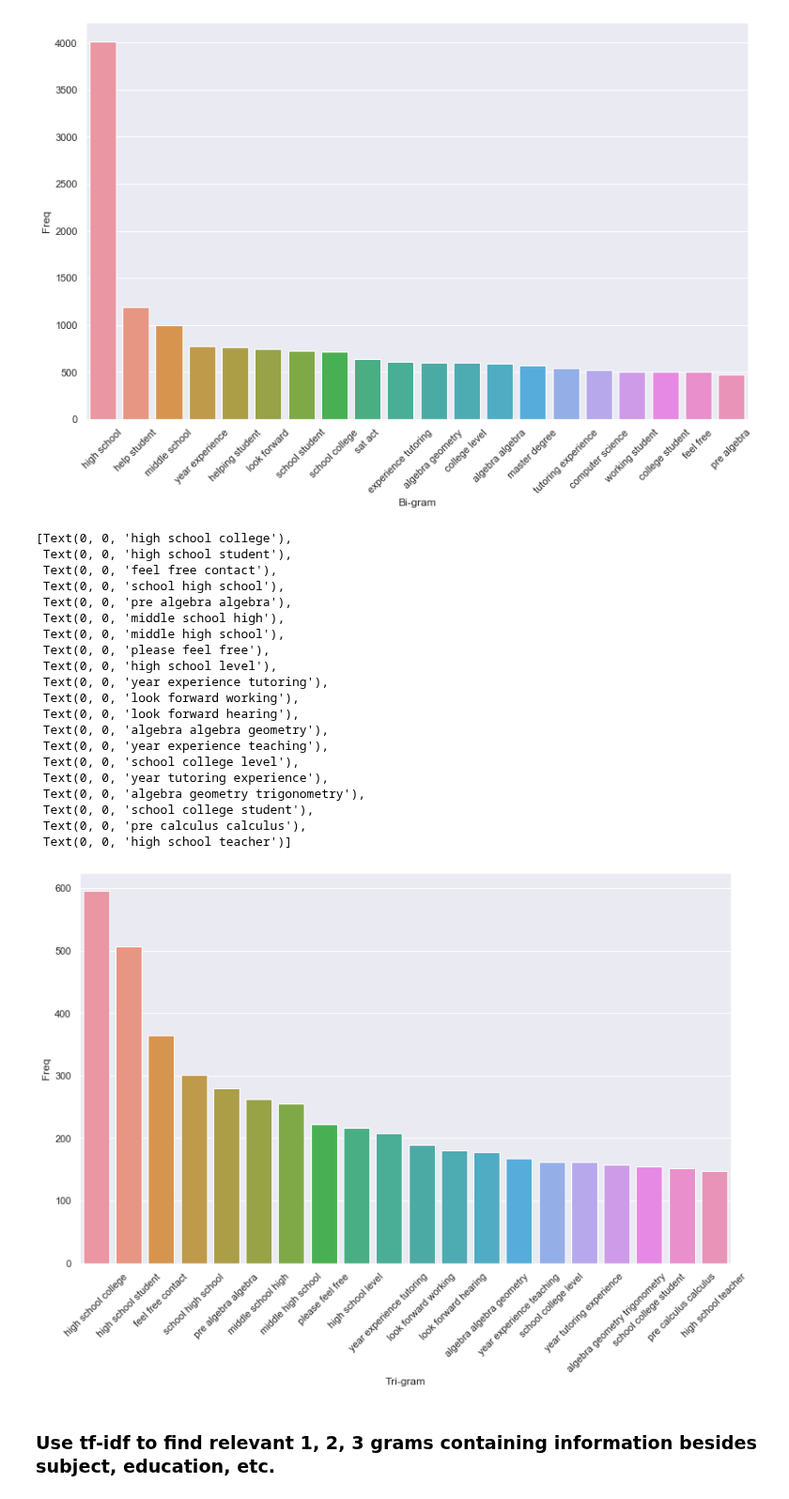
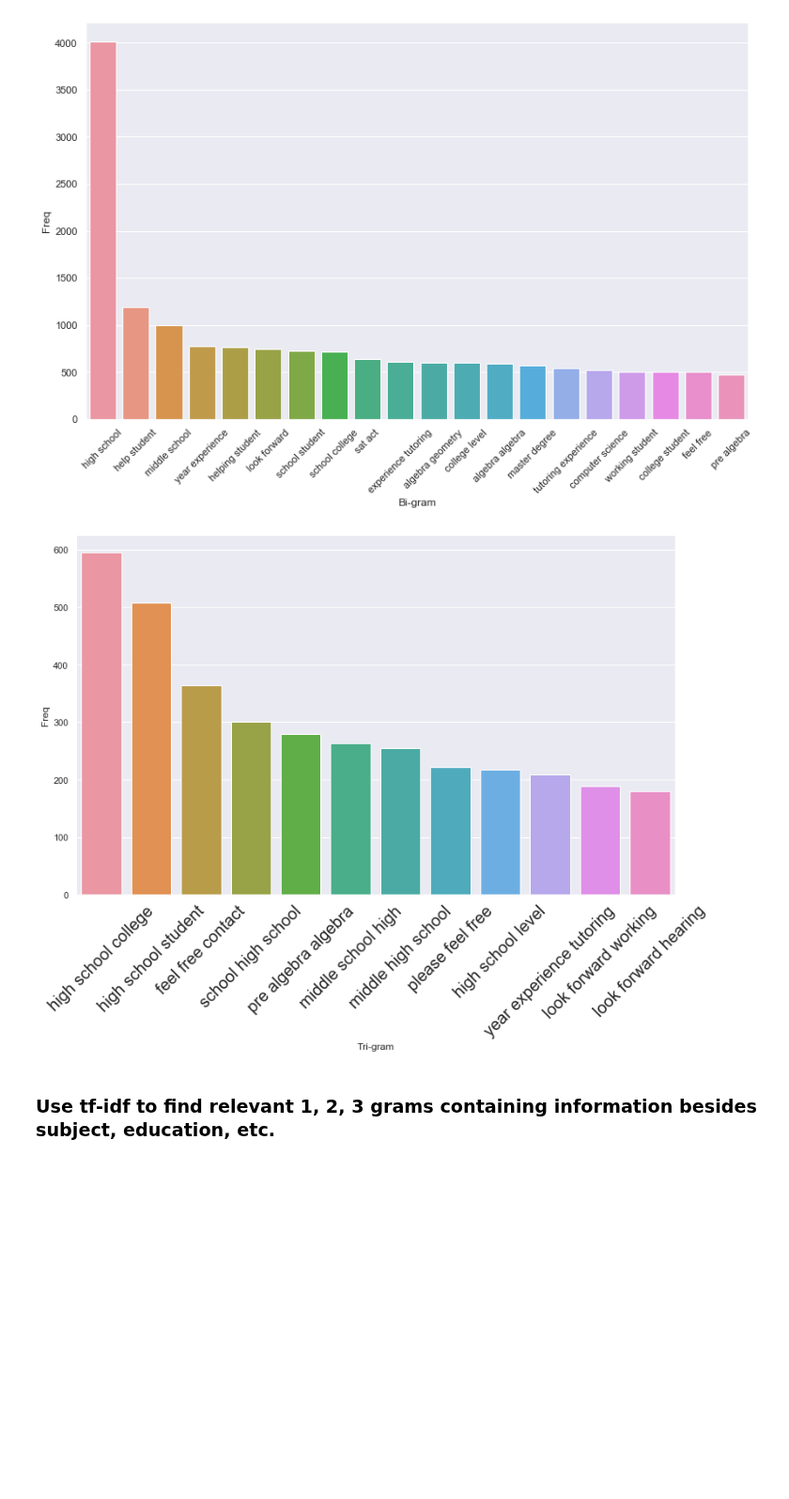
Before and after one commit to vijayoct27/tutor_prediction, a Jupyter notebook: notebook/tutor_nlp.ipynb, the cells around one changed output. Shown at 94% size. Cells and saved outputs as stored; diff of their text form; code cells hidden in the pictures; blank space fills up the shorter version.

Commit message:
adding print out figures

```diff
--- a/notebook/tutor_nlp.ipynb
+++ b/notebook/tutor_nlp.ipynb
@@ -179,45 +179,28 @@ h.set_xticklabels(h.get_xticklabels(), rotation=45)
 # %%
 #Most frequently occuring Tri-grams
 def get_top_n3_words(corpus, n=None):
     vec1 = CountVectorizer(ngram_range=(3,3),
            max_features=2000).fit(corpus)
     bag_of_words = vec1.transform(corpus)
     sum_words = bag_of_words.sum(axis=0)
     words_freq = [(word, sum_words[0, idx]) for word, idx in
                   vec1.vocabulary_.items()]
     words_freq =sorted(words_freq, key = lambda x: x[1],
                 reverse=True)
     return words_freq[:n]
-top3_words = get_top_n3_words(corpus, n=20)
+top3_words = get_top_n3_words(corpus, n=12)
 top3_df = pd.DataFrame(top3_words)
 top3_df.columns=["Tri-gram", "Freq"]
 
 #Barplot of most freq Tri-grams
 sns.set(rc={'figure.figsize':(13,8)})
 j=sns.barplot(x="Tri-gram", y="Freq", data=top3_df)
 j.set_xticklabels(j.get_xticklabels(), rotation=45)
+j.tick_params(axis="x", labelsize=20)
+fig = j.get_figure()
+fig.savefig('3grams.png', bbox_inches = "tight", dpi=100)
 # %% [output]
-[Text(0, 0, 'high school college'),
- Text(0, 0, 'high school student'),
- Text(0, 0, 'feel free contact'),
- Text(0, 0, 'school high school'),
- Text(0, 0, 'pre algebra algebra'),
- Text(0, 0, 'middle school high'),
- Text(0, 0, 'middle high school'),
- Text(0, 0, 'please feel free'),
- Text(0, 0, 'high school level'),
- Text(0, 0, 'year experience tutoring'),
- Text(0, 0, 'look forward working'),
- Text(0, 0, 'look forward hearing'),
- Text(0, 0, 'algebra algebra geometry'),
- Text(0, 0, 'year experience teaching'),
- Text(0, 0, 'school college level'),
- Text(0, 0, 'year tutoring experience'),
- Text(0, 0, 'algebra geometry trigonometry'),
- Text(0, 0, 'school college student'),
- Text(0, 0, 'pre calculus calculus'),
- Text(0, 0, 'high school teacher')]
-[figure, old version]
+[figure, new version]
 # %% [markdown]
 ### Use tf-idf to find relevant 1, 2, 3 grams containing information besides subject, education, etc.
 # %%
```
Also changed, not shown: 4 other files.
